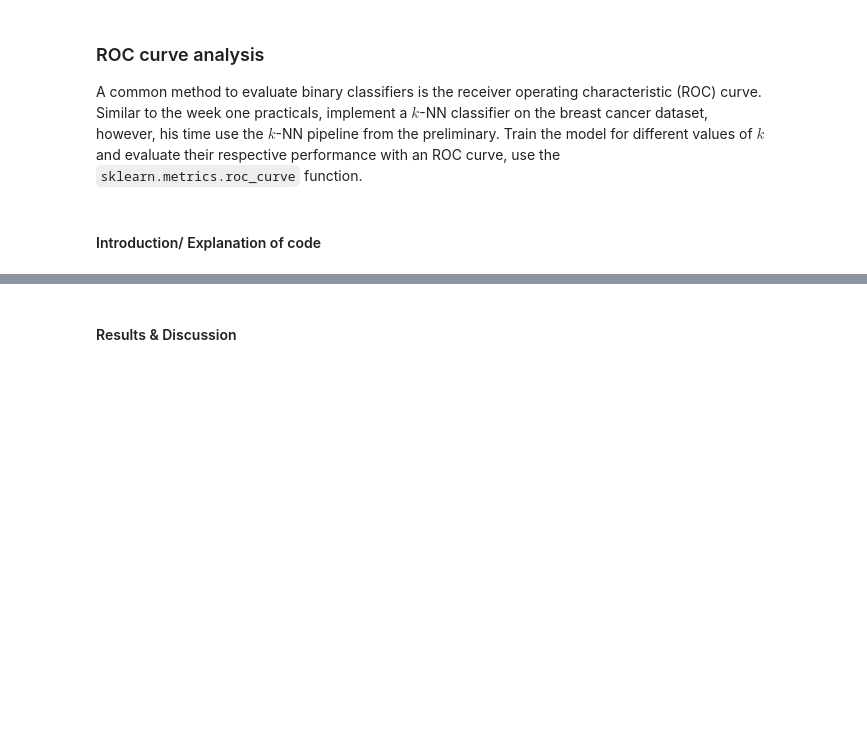
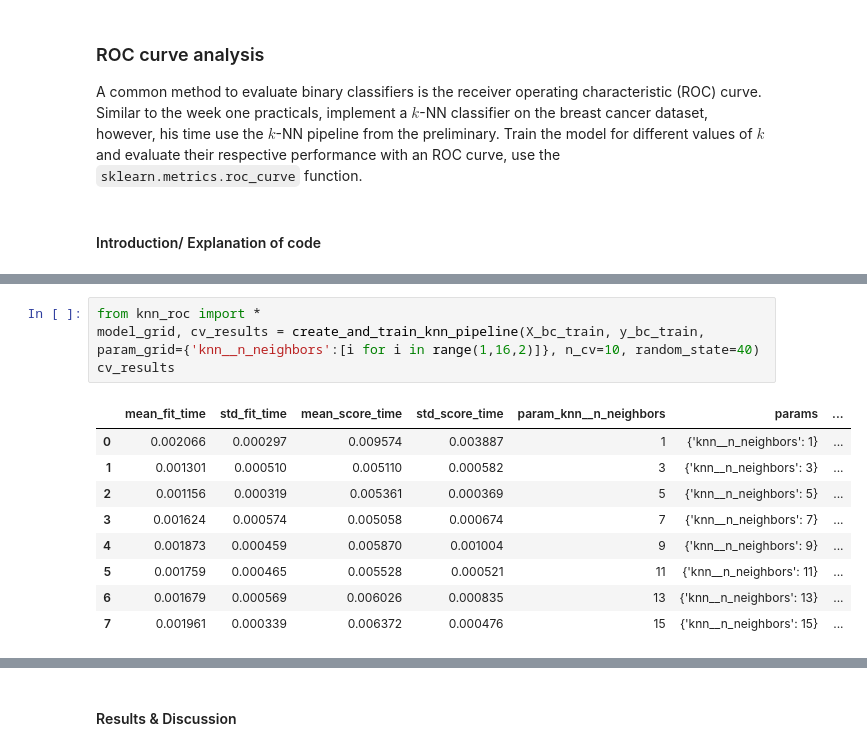
Before and after one commit to ShreyaSajid/8dm50-machine-learning, a Jupyter notebook: practicals/week_2.ipynb, the cells around one changed output, grey strips where cells are left out. Cells and saved outputs as stored; diff of their text form; blank space fills up the shorter version.

```diff
--- a/practicals/week_2.ipynb
+++ b/practicals/week_2.ipynb
@@ -432,0 +221,14 @@ plot_roc_for_different_neighbors(model_grid, X_bc_test, y_bc_test)
+# %%
+from knn_roc import *
+model_grid, cv_results = create_and_train_knn_pipeline(X_bc_train, y_bc_train, param_grid={'knn__n_neighbors':[i for i in range(1,16,2)]}, n_cv=10, random_state=40)
+cv_results
+# %% [output]
+|  | mean_fit_time | std_fit_time | mean_score_time | std_score_time | param_knn__n_neighbors | params | ... |
+| 0 | 0.002066 | 0.000297 | 0.009574 | 0.003887 | 1 | {'knn__n_neighbors': 1} | ... |
+| 1 | 0.001301 | 0.000510 | 0.005110 | 0.000582 | 3 | {'knn__n_neighbors': 3} | ... |
+| 2 | 0.001156 | 0.000319 | 0.005361 | 0.000369 | 5 | {'knn__n_neighbors': 5} | ... |
+| 3 | 0.001624 | 0.000574 | 0.005058 | 0.000674 | 7 | {'knn__n_neighbors': 7} | ... |
+| 4 | 0.001873 | 0.000459 | 0.005870 | 0.001004 | 9 | {'knn__n_neighbors': 9} | ... |
+| 5 | 0.001759 | 0.000465 | 0.005528 | 0.000521 | 11 | {'knn__n_neighbors': 11} | ... |
+| 6 | 0.001679 | 0.000569 | 0.006026 | 0.000835 | 13 | {'knn__n_neighbors': 13} | ... |
+| 7 | 0.001961 | 0.000339 | 0.006372 | 0.000476 | 15 | {'knn__n_neighbors': 15} | ... |
```
Also changed, not shown: parts of 8 cells of this notebook, 1 other file.
